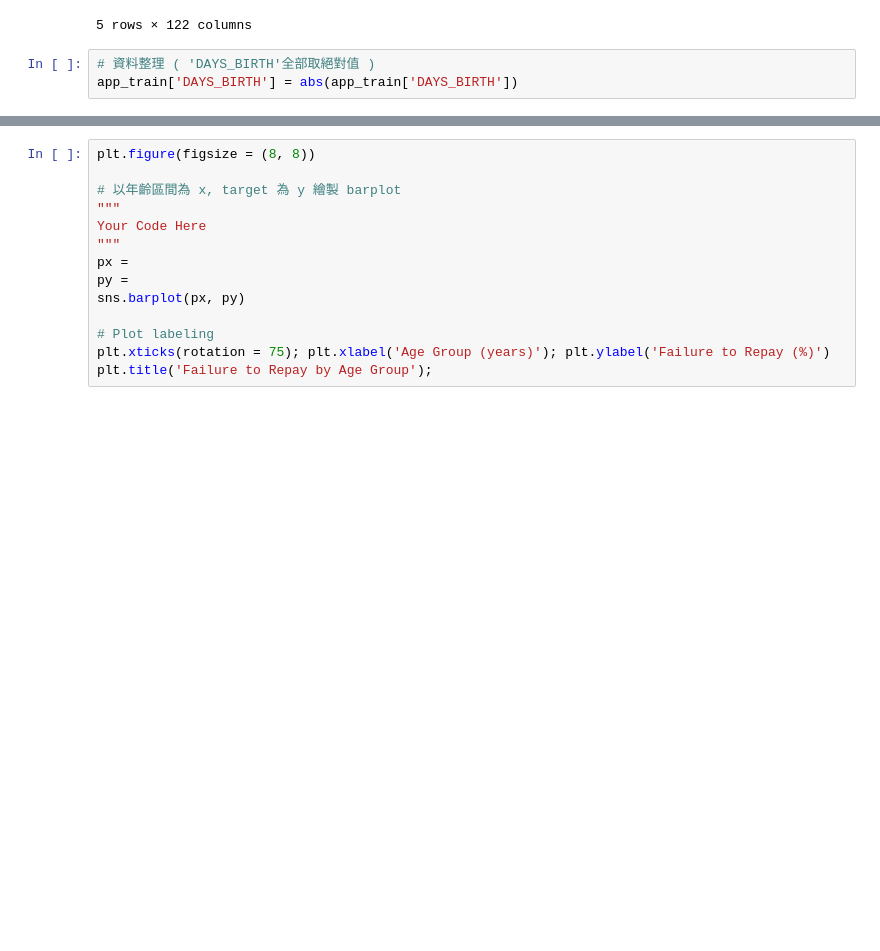
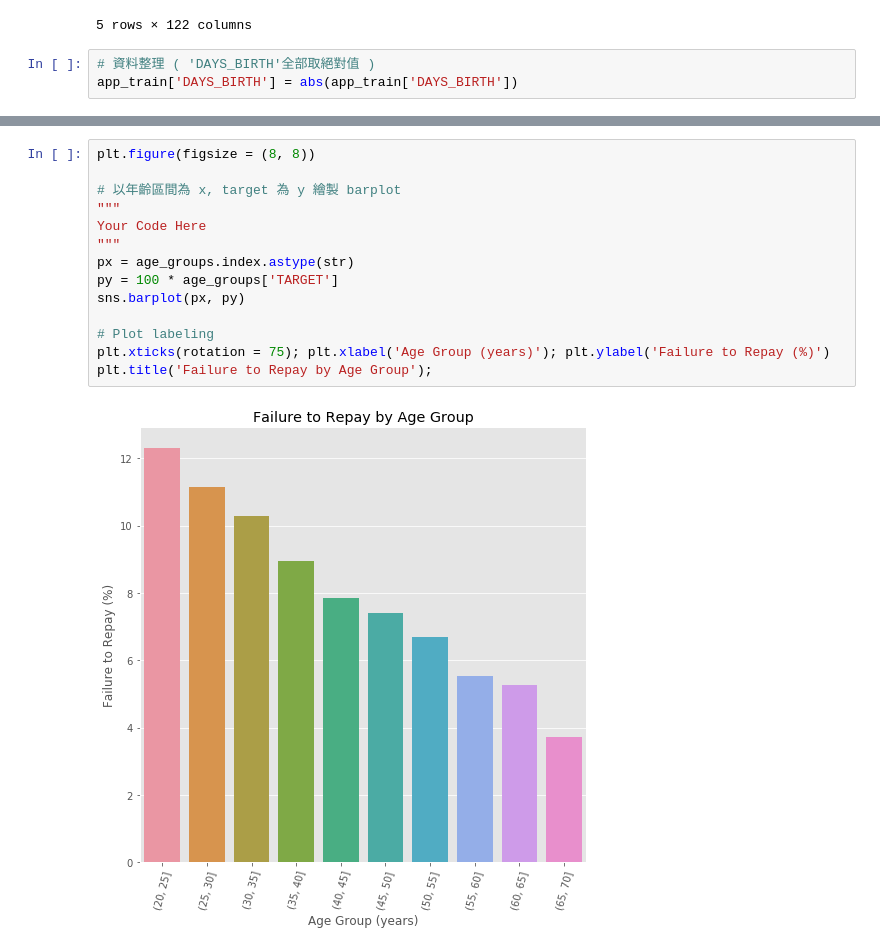
Before and after one commit to q10242/4th-ML100Days, a Jupyter notebook: homework/Day_016_HW.ipynb, the cells around one changed output, grey strips where cells are left out. Saved outputs shown, nothing was run; the diff lists cells and outputs as text; blank space fills up the shorter version.

```diff
--- a/homework/Day_016_HW.ipynb
+++ b/homework/Day_016_HW.ipynb
@@ -84,14 +117,16 @@ age_groups
 # %%
 plt.figure(figsize = (8, 8))
 
 # 以年齡區間為 x, target 為 y 繪製 barplot
 """
 Your Code Here
 """
-px =
-py =
+px = age_groups.index.astype(str)
+py = 100 * age_groups['TARGET']
 sns.barplot(px, py)
 
 # Plot labeling
 plt.xticks(rotation = 75); plt.xlabel('Age Group (years)'); plt.ylabel('Failure to Repay (%)')
 plt.title('Failure to Repay by Age Group');
+# %% [output]
+[figure, added]
```
Also changed, not shown: parts of 3 cells of this notebook.
